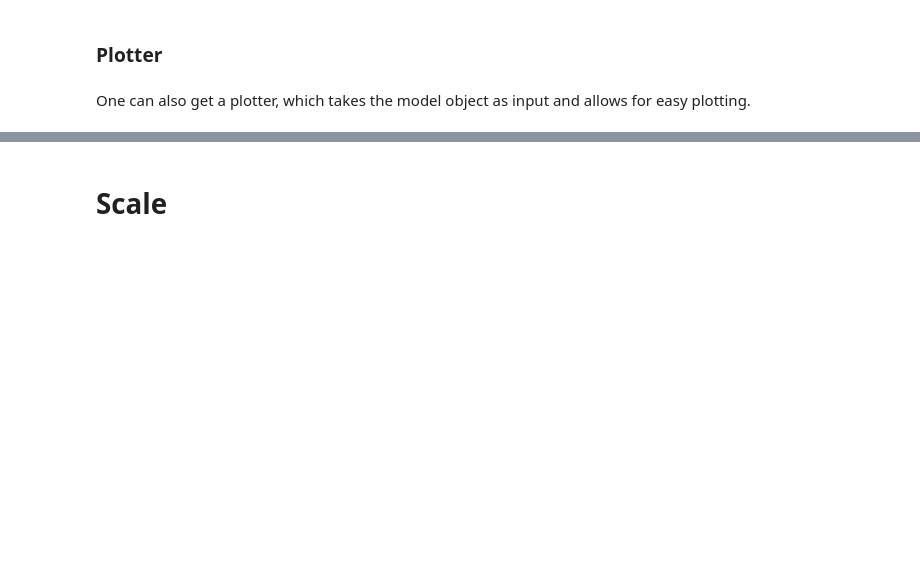
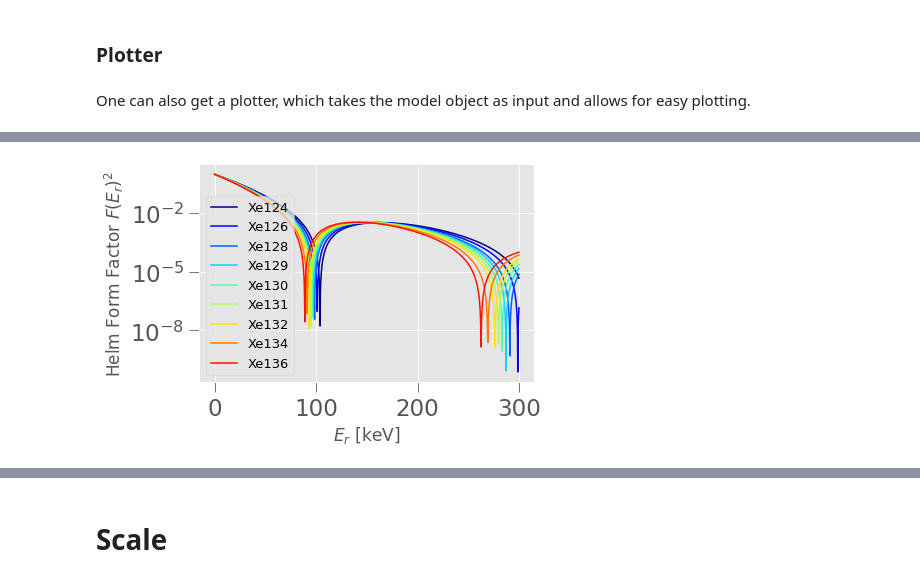
Before and after one commit to XENONnT/multimessenger, a Jupyter notebook: notebooks/SNAX-package_tutorial.ipynb, the cells around one changed output, grey strips where cells are left out. Saved outputs shown, nothing was run; the diff lists cells and outputs as text; code cells hidden in the pictures; blank space fills up the shorter version.

```diff
--- a/notebooks/SNAX-package_tutorial.ipynb
+++ b/notebooks/SNAX-package_tutorial.ipynb
@@ -55,2 +112,4 @@ plotter = Plotter(A)
 # %%
-# plotter.plot_form_factor()
+plotter.plot_form_factor()
+# %% [output]
+[figure, added]
```
Also changed, not shown: parts of 48 cells of this notebook.
